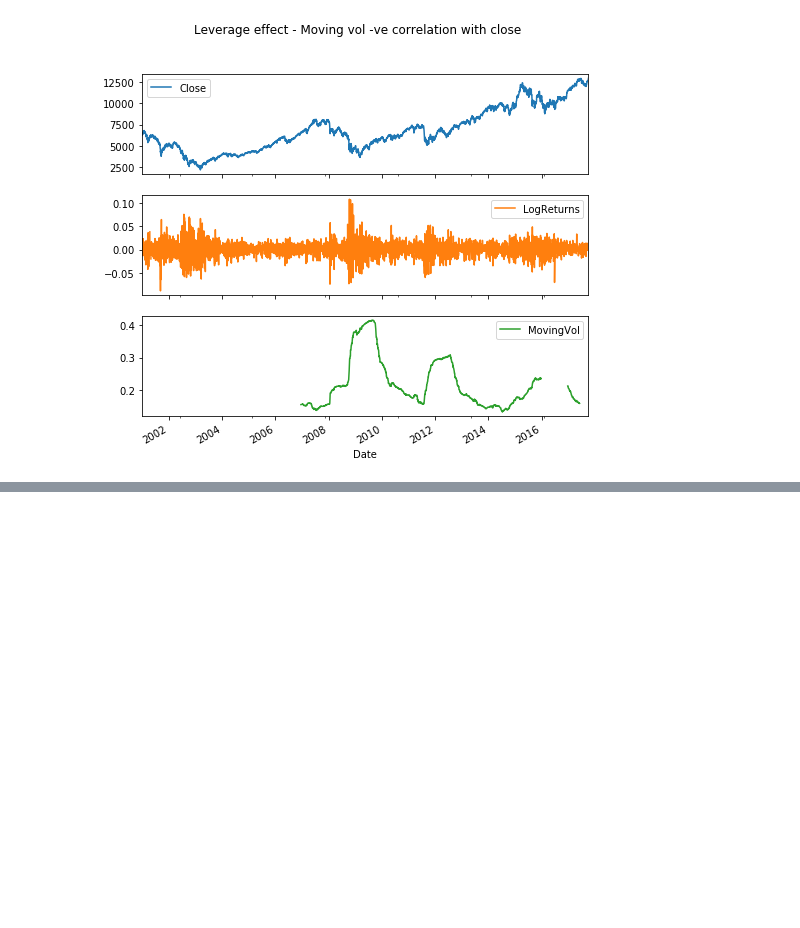
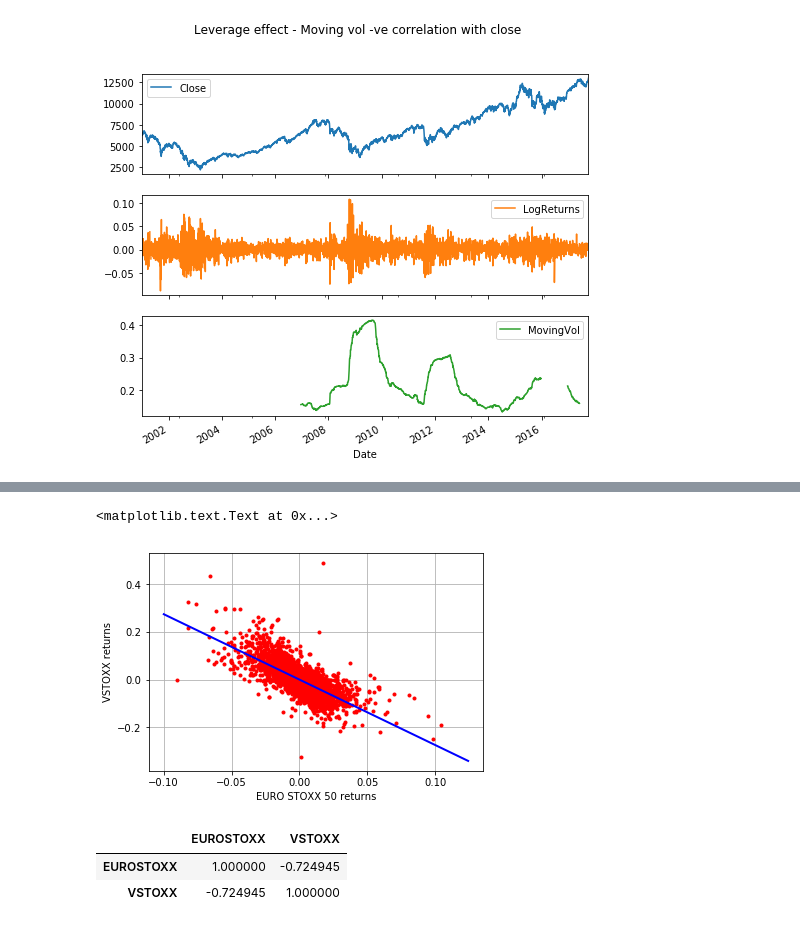
Before and after one commit to tomjonesbackup/python-for-finance, a Jupyter notebook: financial-time-series-analysis.ipynb, the cells around one changed output, grey strips where cells are left out. Saved outputs shown, nothing was run; the diff lists cells and outputs as text; code cells hidden in the pictures; blank space fills up the shorter version.

```diff
--- a/financial-time-series-analysis.ipynb
+++ b/financial-time-series-analysis.ipynb
@@ -34,0 +120,18 @@ array([<matplotlib.axes._subplots.AxesSubplot object at 0x...>,
+# %%
+plt.plot(xdat, ydat, 'r.')
+ax = plt.axis() # grab axis values
+x = np.linspace(ax[0], ax[1]+0.01)
+plt.plot(x, model.beta[1] + model.beta[0] * x,'b', lw=2)
+plt.grid(True)
+plt.axis('tight')
+plt.xlabel('EURO STOXX 50 returns')
+plt.ylabel('VSTOXX returns')
+# %% [output]
+<matplotlib.text.Text at 0x...>
+[figure, added]
+# %%
+rets.corr()
+# %% [output]
+|  | EUROSTOXX | VSTOXX |
+| EUROSTOXX | 1.000000 | -0.724945 |
+| VSTOXX | -0.724945 | 1.000000 |
```
Also changed, not shown: parts of 11 cells of this notebook, 4 other files.
